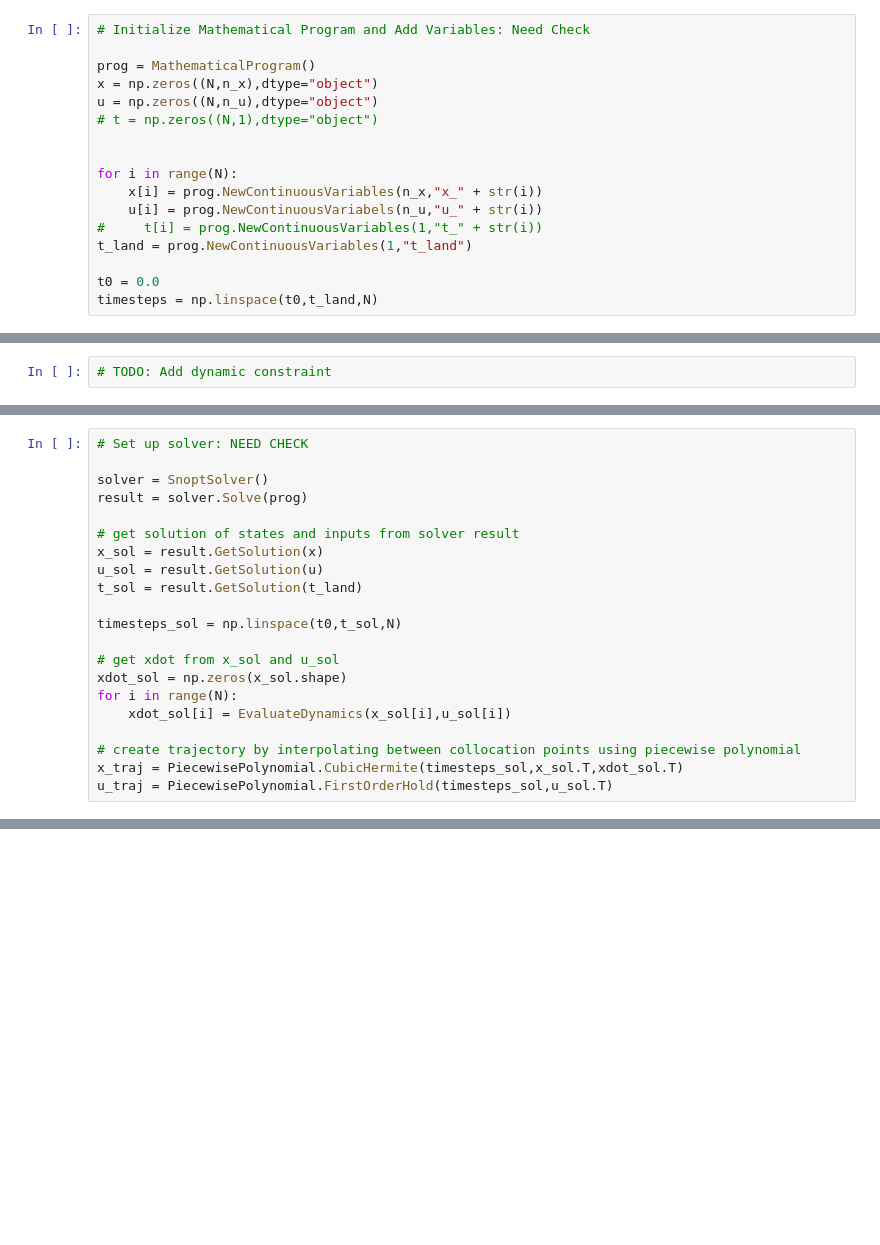
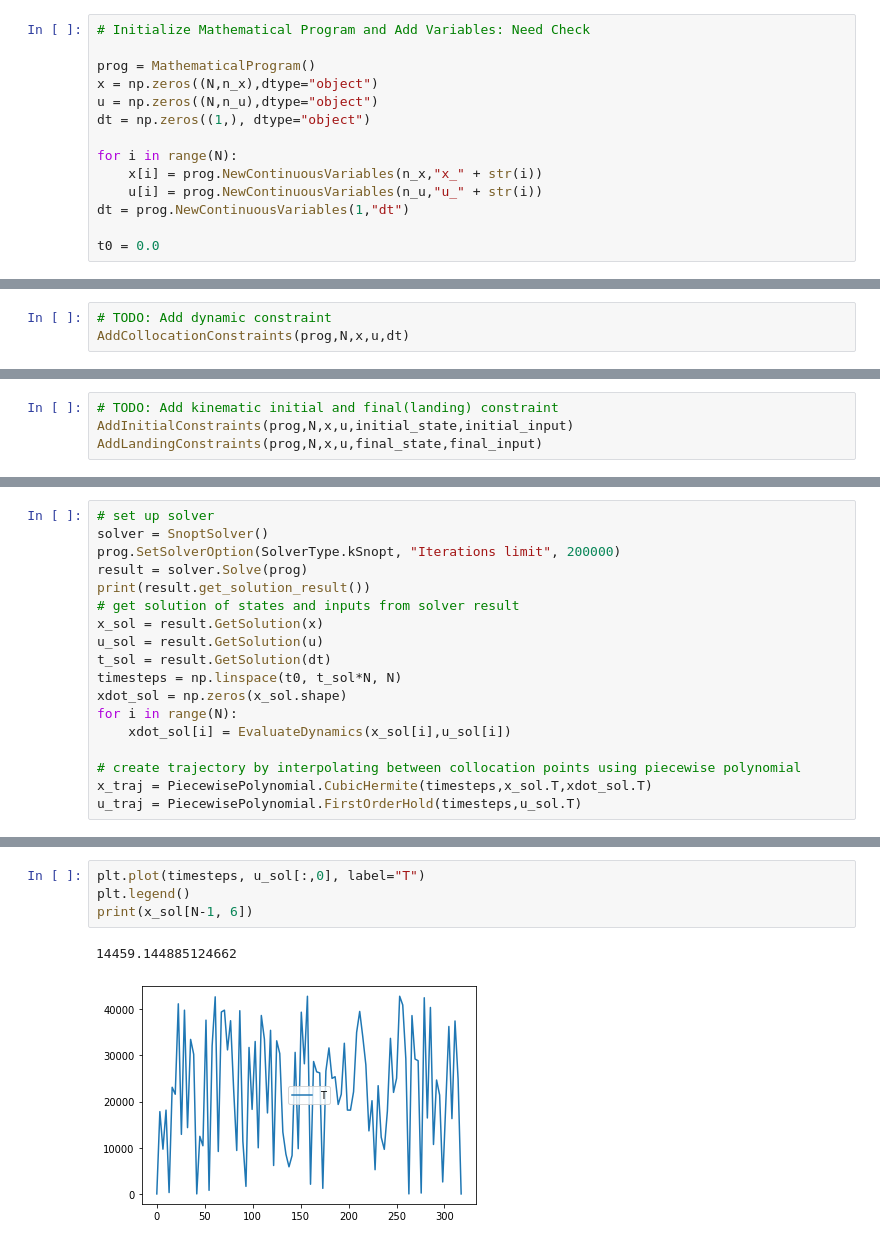
Before and after one commit to DayongTong/MEAM517_Project_Git, a Jupyter notebook: Main.ipynb, the cells around one changed output, grey strips where cells are left out. Drawn from its saved outputs; the diff is of its cells as text; blank space fills up the shorter version.

Commit message:
added dt decision variable

```diff
--- a/Main.ipynb
+++ b/Main.ipynb
@@ -107,17 +147,14 @@ Isp = 302.39       #s (effective specific impulse of the lander, used in mdot eq
 prog = MathematicalProgram()
 x = np.zeros((N,n_x),dtype="object")
 u = np.zeros((N,n_u),dtype="object")
-# t = np.zeros((N,1),dtype="object")
-
+dt = np.zeros((1,), dtype="object")
 
 for i in range(N):
     x[i] = prog.NewContinuousVariables(n_x,"x_" + str(i))
-    u[i] = prog.NewContinuousVariabels(n_u,"u_" + str(i))
-#     t[i] = prog.NewContinuousVariables(1,"t_" + str(i))
-t_land = prog.NewContinuousVariables(1,"t_land")
+    u[i] = prog.NewContinuousVariables(n_u,"u_" + str(i))
+dt = prog.NewContinuousVariables(1,"dt")
 
 t0 = 0.0
-timesteps = np.linspace(t0,t_land,N)
 # %%
 # TODO: Add cost (sum of square of all thrusts): NEED CHECK
 # gz = (timesteps[i+1] - timesteps[i]) * (u[:,0].T.dot[[:,0]])
@@ -127,2 +170,3 @@ prog.AddLinearCost(gz)
 # %%
 # TODO: Add dynamic constraint
+AddCollocationConstraints(prog,N,x,u,dt)
@@ -131,3 +173,7 @@ prog.AddLinearCost(gz)
+# %%
+# TODO: Add kinematic initial and final(landing) constraint
+AddInitialConstraints(prog,N,x,u,initial_state,initial_input)
+AddLandingConstraints(prog,N,x,u,final_state,final_input)
 # %%
 # TODO: Add input/state limitation as bounding box constraints: NEED CHECK
 
@@ -197,21 +249,18 @@ prog.SetInitialGuess(u,uinit)
 # %%
-# Set up solver: NEED CHECK
-
+# set up solver
 solver = SnoptSolver()
+prog.SetSolverOption(SolverType.kSnopt, "Iterations limit", 200000)
 result = solver.Solve(prog)
-
+print(result.get_solution_result())
 # get solution of states and inputs from solver result
 x_sol = result.GetSolution(x)
 u_sol = result.GetSolution(u)
-t_sol = result.GetSolution(t_land)
-
-timesteps_sol = np.linspace(t0,t_sol,N)
-
-# get xdot from x_sol and u_sol
+t_sol = result.GetSolution(dt)
+timesteps = np.linspace(t0, t_sol*N, N)
 xdot_sol = np.zeros(x_sol.shape)
 for i in range(N):
     xdot_sol[i] = EvaluateDynamics(x_sol[i],u_sol[i])
 
 # create trajectory by interpolating between collocation points using piecewise polynomial
-x_traj = PiecewisePolynomial.CubicHermite(timesteps_sol,x_sol.T,xdot_sol.T)
-u_traj = PiecewisePolynomial.FirstOrderHold(timesteps_sol,u_sol.T)
+x_traj = PiecewisePolynomial.CubicHermite(timesteps,x_sol.T,xdot_sol.T)
+u_traj = PiecewisePolynomial.FirstOrderHold(timesteps,u_sol.T)
@@ -217,0 +285,7 @@ u_traj = PiecewisePolynomial.FirstOrderHold(timesteps_sol,u_sol.T)
+# %%
+plt.plot(timesteps, u_sol[:,0], label="T")
+plt.legend()
+print(x_sol[N-1, 6])
+# %% [output]
+14459.144885124662
+[figure, added]
```
Also changed, not shown: parts of 18 cells of this notebook, 1 other file.
